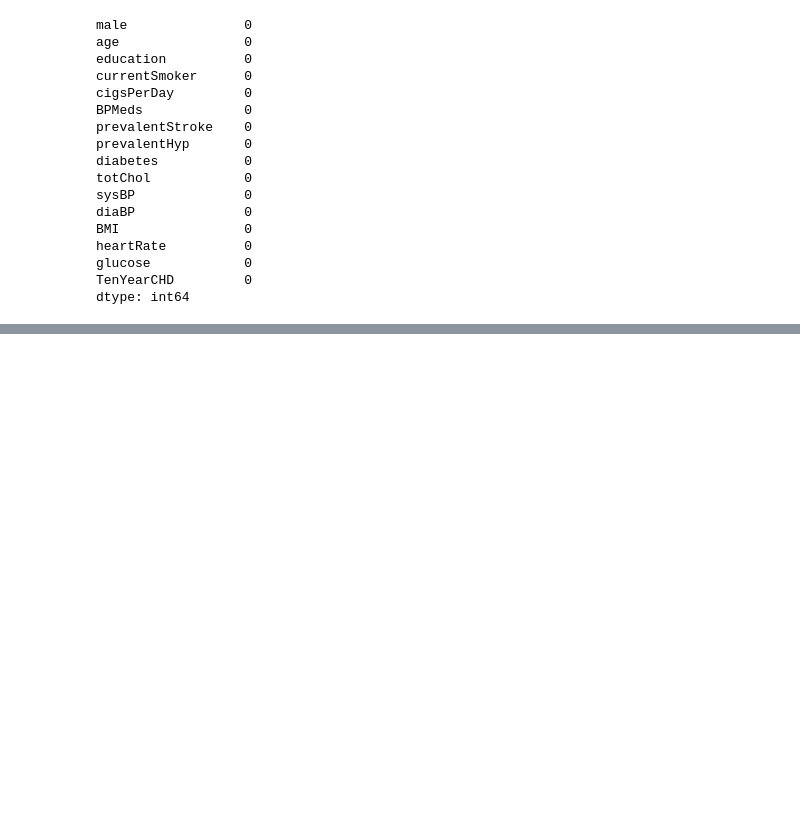
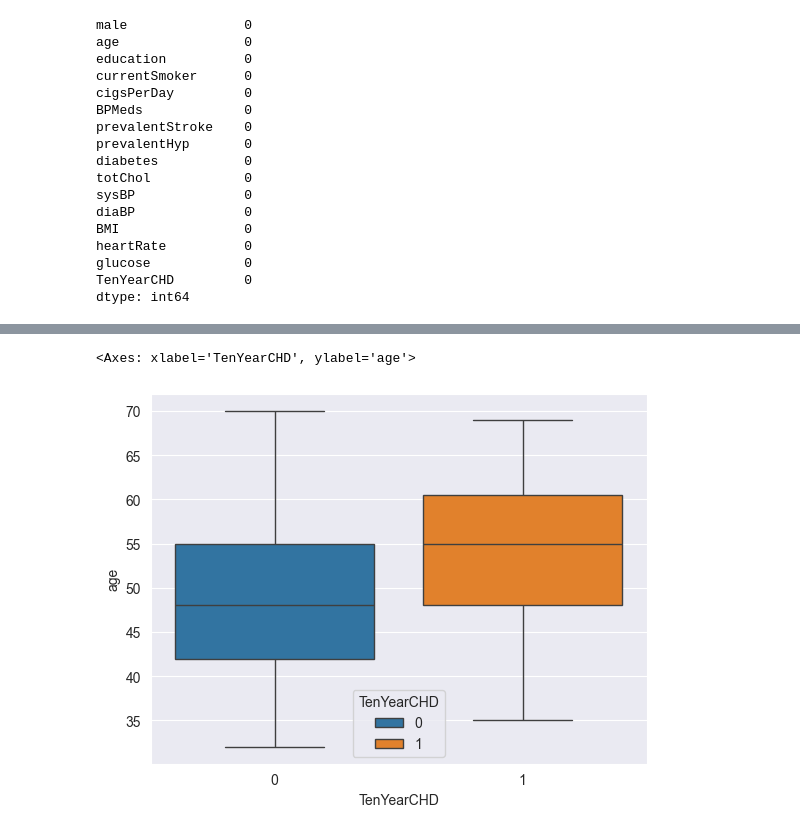
Before and after one commit to cveysel/KursDerslerim, a Jupyter notebook: MakineOgrenmesi/HeartDiseasePredict.ipynb, the cells around one changed output, grey strips where cells are left out. Cells and saved outputs as stored; diff of their text form; code cells hidden in the pictures; blank space fills up the shorter version.

```diff
--- a/MakineOgrenmesi/HeartDiseasePredict.ipynb
+++ b/MakineOgrenmesi/HeartDiseasePredict.ipynb
@@ -127,0 +135,5 @@ df.describe()
+# %%
+sns.boxplot(x="TenYearCHD",y="age",data=df,hue="TenYearCHD")
+# %% [output]
+<Axes: xlabel='TenYearCHD', ylabel='age'>
+[figure, added]
```
Also changed, not shown: parts of 19 cells of this notebook.
